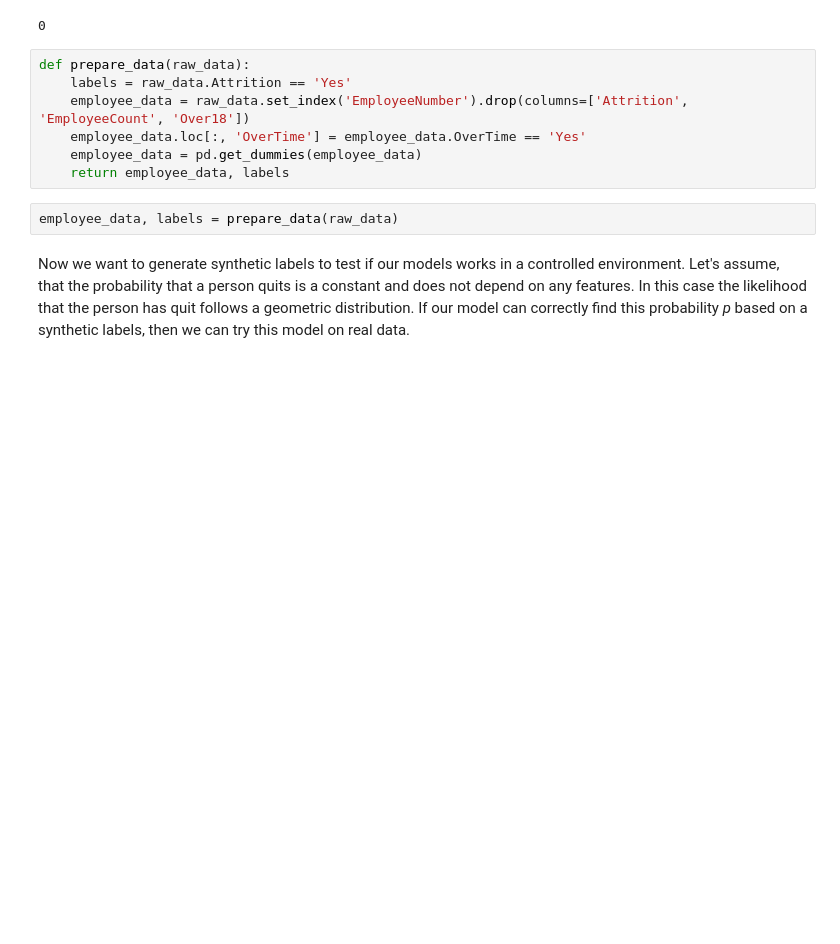
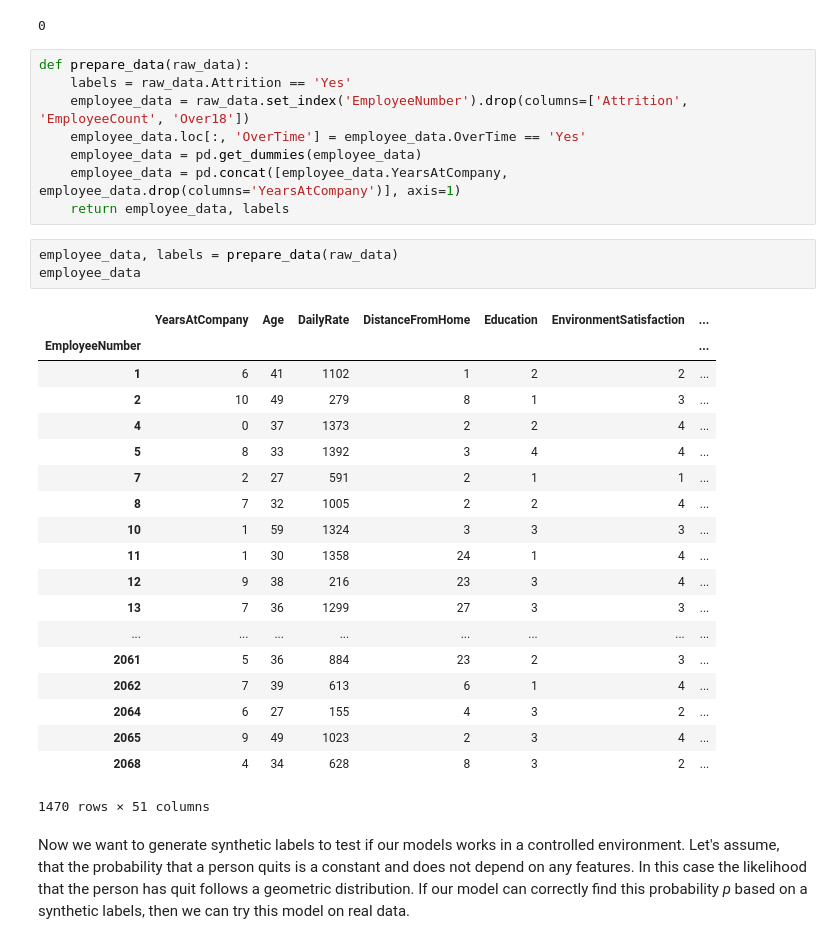
Before and after one commit to mlarionov/machine_learning_POC, a Jupyter notebook: employee_attrition/attrition.ipynb, the cells around one changed output. Cells and saved outputs as stored; diff of their text form; blank space fills up the shorter version.

```diff
--- a/employee_attrition/attrition.ipynb
+++ b/employee_attrition/attrition.ipynb
@@ -20,9 +21,31 @@ def prepare_data(raw_data):
     employee_data = raw_data.set_index('EmployeeNumber').drop(columns=['Attrition', 'EmployeeCount', 'Over18'])
     employee_data.loc[:, 'OverTime'] = employee_data.OverTime == 'Yes'
     employee_data = pd.get_dummies(employee_data)
+    employee_data = pd.concat([employee_data.YearsAtCompany, employee_data.drop(columns='YearsAtCompany')], axis=1)
     return employee_data, labels
 # %%
 employee_data, labels = prepare_data(raw_data)
+employee_data
+# %% [output]
+|  | YearsAtCompany | Age | DailyRate | DistanceFromHome | Education | EnvironmentSatisfaction | ... |
+| EmployeeNumber |  |  |  |  |  |  | ... |
+| 1 | 6 | 41 | 1102 | 1 | 2 | 2 | ... |
+| 2 | 10 | 49 | 279 | 8 | 1 | 3 | ... |
+| 4 | 0 | 37 | 1373 | 2 | 2 | 4 | ... |
+| 5 | 8 | 33 | 1392 | 3 | 4 | 4 | ... |
+| 7 | 2 | 27 | 591 | 2 | 1 | 1 | ... |
+| 8 | 7 | 32 | 1005 | 2 | 2 | 4 | ... |
+| 10 | 1 | 59 | 1324 | 3 | 3 | 3 | ... |
+| 11 | 1 | 30 | 1358 | 24 | 1 | 4 | ... |
+| 12 | 9 | 38 | 216 | 23 | 3 | 4 | ... |
+| 13 | 7 | 36 | 1299 | 27 | 3 | 3 | ... |
+| ... | ... | ... | ... | ... | ... | ... | ... |
+| 2061 | 5 | 36 | 884 | 23 | 2 | 3 | ... |
+| 2062 | 7 | 39 | 613 | 6 | 1 | 4 | ... |
+| 2064 | 6 | 27 | 155 | 4 | 3 | 2 | ... |
+| 2065 | 9 | 49 | 1023 | 2 | 3 | 4 | ... |
+| 2068 | 4 | 34 | 628 | 8 | 3 | 2 | ... |
+1470 rows × 51 columns
 # %% [markdown]
 Now we want to generate synthetic labels to test if our models works in a controlled environment. Let's assume, that the probability that a person quits is a constant and does not depend on any features. In this case the likelihood that the person has quit follows a geometric distribution. If our model can correctly find this probability *p* based on a synthetic labels, then we can try this model on real data.
 # %%
```
Also changed, not shown: parts of 17 cells of this notebook.
